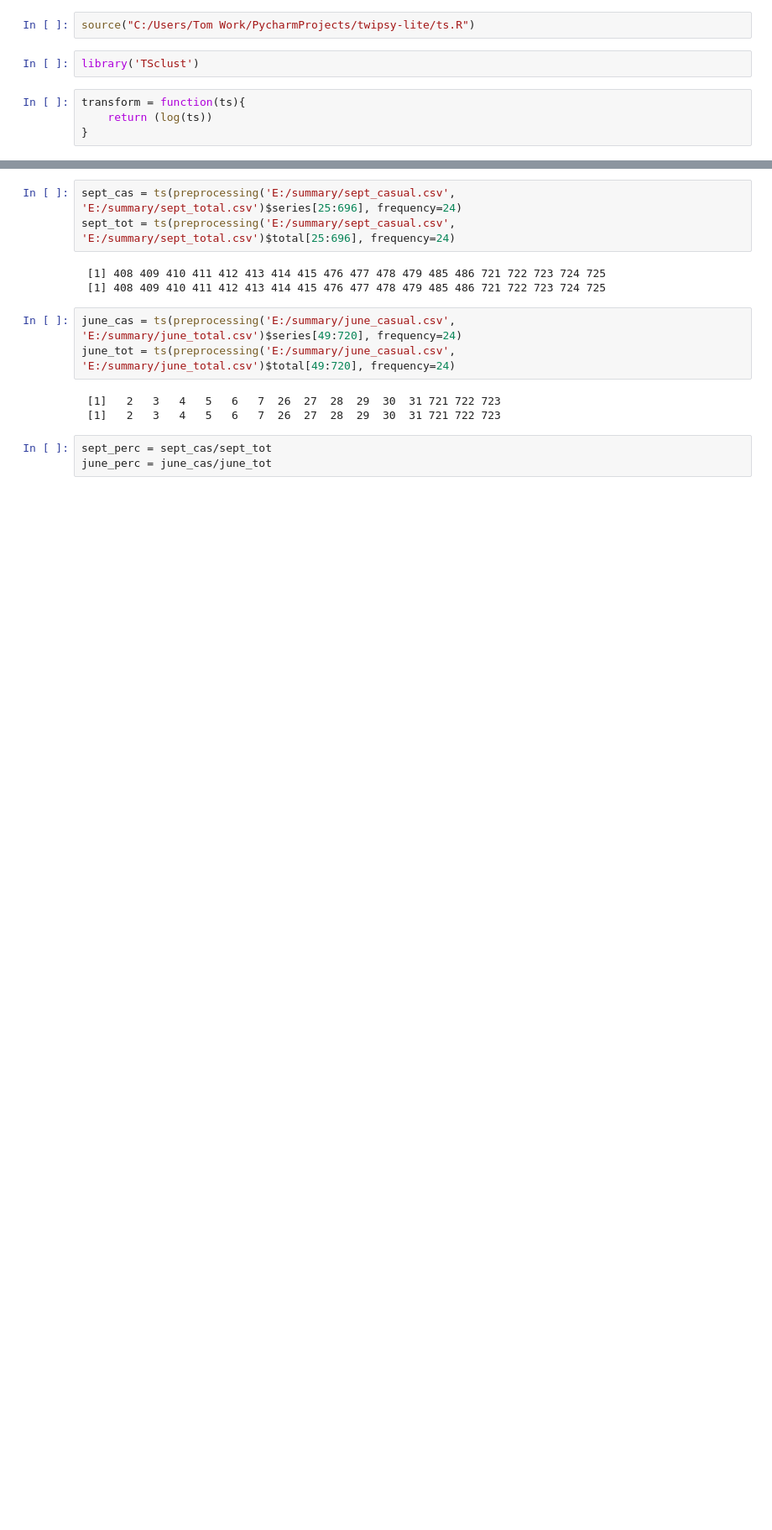
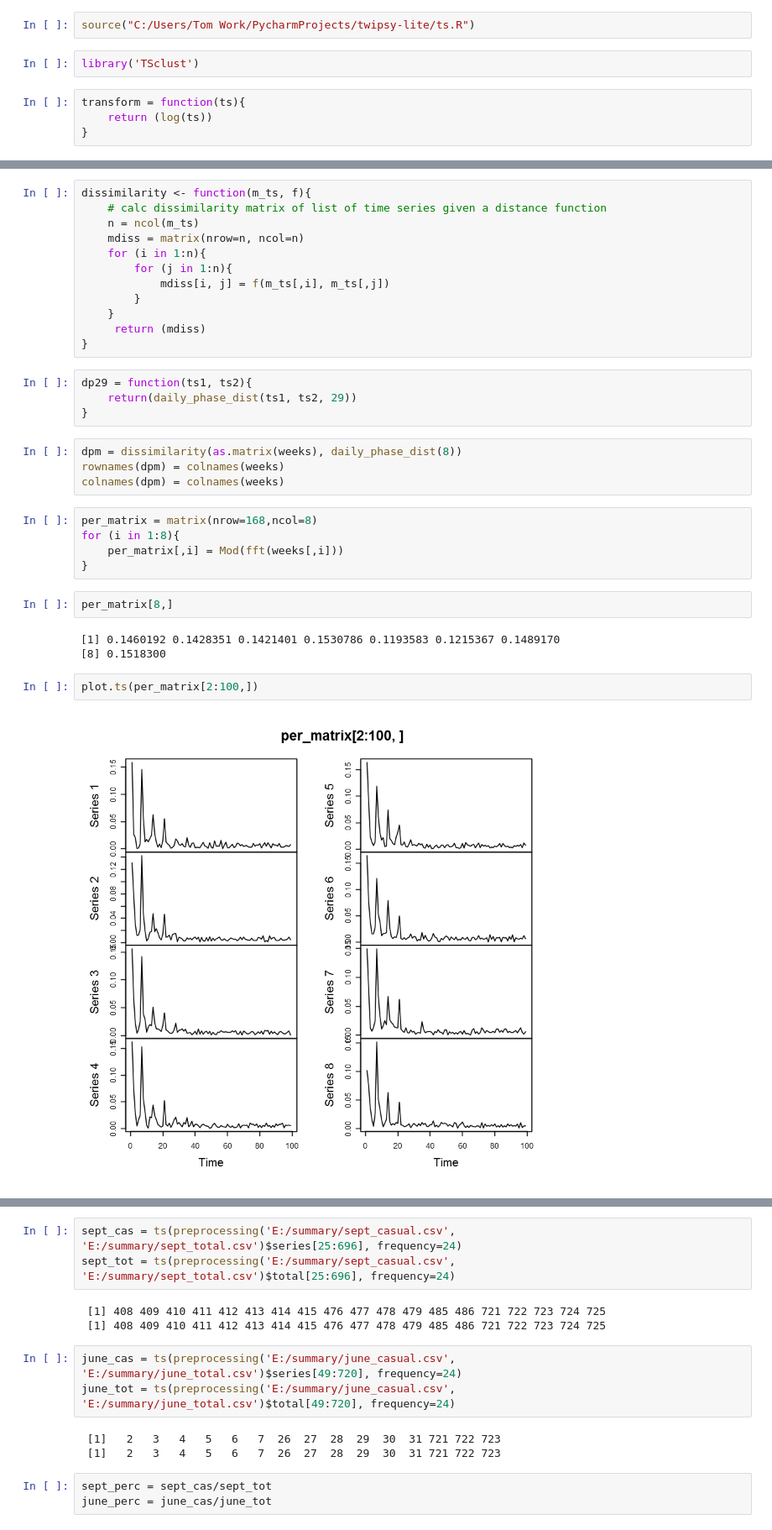
Before and after one commit to tj2huang/nyu-research, a Jupyter notebook: notebooks/r/ts-cluster.ipynb, the cells around one changed output, grey strips where cells are left out. Shown at 84% size. Drawn from its saved outputs; the diff is of its cells as text; blank space fills up the shorter version.

Commit message:
tried some dft phase

```diff
--- a/notebooks/r/ts-cluster.ipynb
+++ b/notebooks/r/ts-cluster.ipynb
@@ -8,0 +30,34 @@ transform = function(ts){
+# %%
+dissimilarity <- function(m_ts, f){
+    # calc dissimilarity matrix of list of time series given a distance function
+    n = ncol(m_ts)
+    mdiss = matrix(nrow=n, ncol=n)
+    for (i in 1:n){
+        for (j in 1:n){
+            mdiss[i, j] = f(m_ts[,i], m_ts[,j])
+        }
+    }
+     return (mdiss)
+}
+# %%
+dp29 = function(ts1, ts2){
+    return(daily_phase_dist(ts1, ts2, 29))
+}
+# %%
+dpm = dissimilarity(as.matrix(weeks), daily_phase_dist(8))
+rownames(dpm) = colnames(weeks)
+colnames(dpm) = colnames(weeks)
+# %%
+per_matrix = matrix(nrow=168,ncol=8)
+for (i in 1:8){
+    per_matrix[,i] = Mod(fft(weeks[,i]))
+}
+# %%
+per_matrix[8,]
+# %% [output]
+[1] 0.1460192 0.1428351 0.1421401 0.1530786 0.1193583 0.1215367 0.1489170
+[8] 0.1518300
+# %%
+plot.ts(per_matrix[2:100,])
+# %% [output]
+[figure, added]
```
Also changed, not shown: parts of 9 cells of this notebook, 1 other file.
